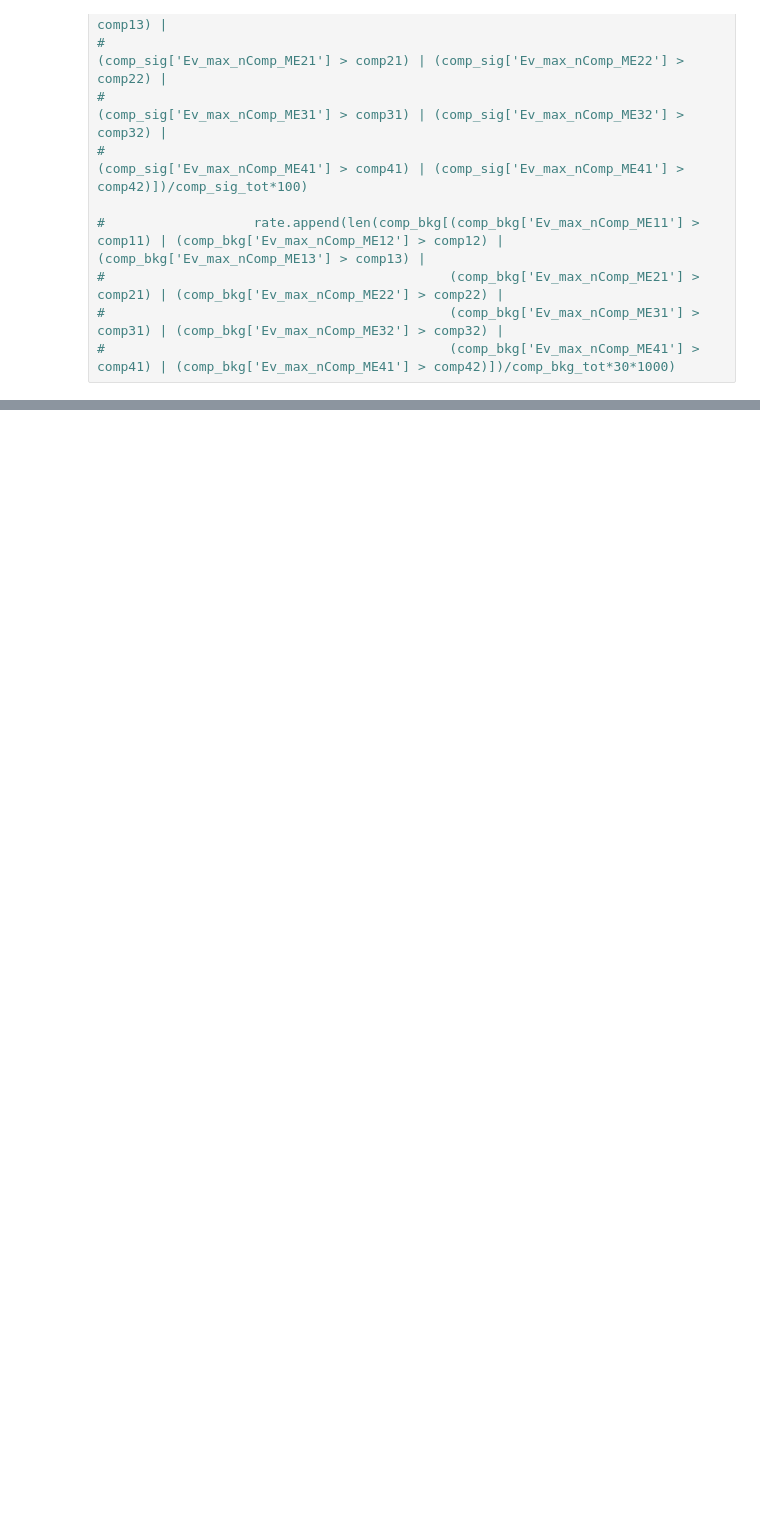
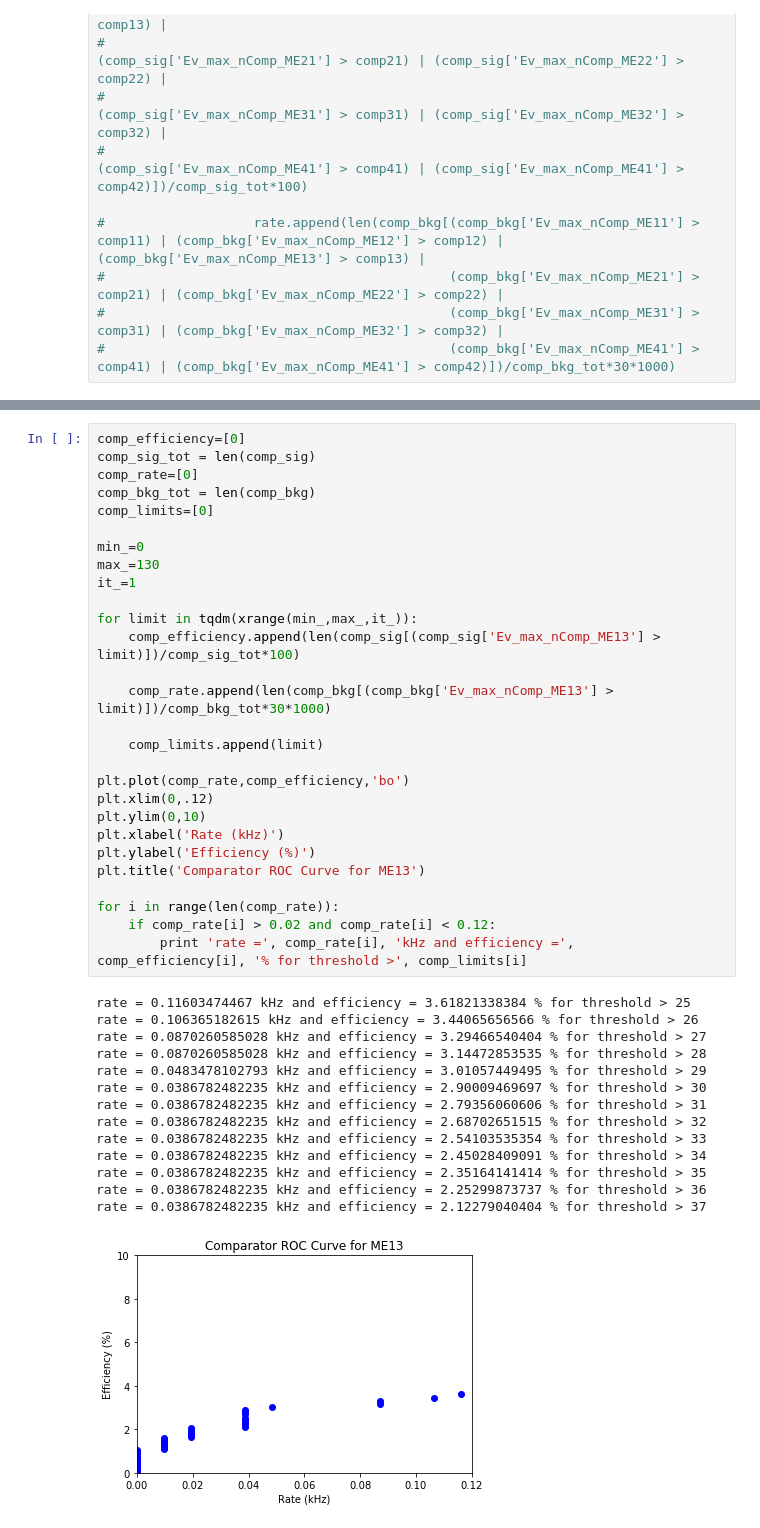
Before and after one commit to fmanteca/Rate_Calculations, a Jupyter notebook: ROC_maker.ipynb, the cells around one changed output, grey strips where cells are left out. Drawn from its saved outputs; the diff is of its cells as text; blank space fills up the shorter version.

```diff
--- a/ROC_maker.ipynb
+++ b/ROC_maker.ipynb
@@ -190,0 +268,43 @@ rate = 0.420496606492 kHz and efficiency = 15.6165031328 % for threshold > 76
+# %%
+comp_efficiency=[0]
+comp_sig_tot = len(comp_sig)
+comp_rate=[0]
+comp_bkg_tot = len(comp_bkg)
+comp_limits=[0]
+
+min_=0
+max_=130
+it_=1
+
+for limit in tqdm(xrange(min_,max_,it_)):
+    comp_efficiency.append(len(comp_sig[(comp_sig['Ev_max_nComp_ME13'] > limit)])/comp_sig_tot*100)
+
+    comp_rate.append(len(comp_bkg[(comp_bkg['Ev_max_nComp_ME13'] > limit)])/comp_bkg_tot*30*1000)
+
+    comp_limits.append(limit)
+
+plt.plot(comp_rate,comp_efficiency,'bo')
+plt.xlim(0,.12)
+plt.ylim(0,10)
+plt.xlabel('Rate (kHz)')
+plt.ylabel('Efficiency (%)')
+plt.title('Comparator ROC Curve for ME13')
+
+for i in range(len(comp_rate)):
+    if comp_rate[i] > 0.02 and comp_rate[i] < 0.12:
+        print 'rate =', comp_rate[i], 'kHz and efficiency =', comp_efficiency[i], '% for threshold >', comp_limits[i]
+# %% [output]
+rate = 0.11603474467 kHz and efficiency = 3.61821338384 % for threshold > 25
+rate = 0.106365182615 kHz and efficiency = 3.44065656566 % for threshold > 26
+rate = 0.0870260585028 kHz and efficiency = 3.29466540404 % for threshold > 27
+rate = 0.0870260585028 kHz and efficiency = 3.14472853535 % for threshold > 28
+rate = 0.0483478102793 kHz and efficiency = 3.01057449495 % for threshold > 29
+rate = 0.0386782482235 kHz and efficiency = 2.90009469697 % for threshold > 30
+rate = 0.0386782482235 kHz and efficiency = 2.79356060606 % for threshold > 31
+rate = 0.0386782482235 kHz and efficiency = 2.68702651515 % for threshold > 32
+rate = 0.0386782482235 kHz and efficiency = 2.54103535354 % for threshold > 33
+rate = 0.0386782482235 kHz and efficiency = 2.45028409091 % for threshold > 34
+rate = 0.0386782482235 kHz and efficiency = 2.35164141414 % for threshold > 35
+rate = 0.0386782482235 kHz and efficiency = 2.25299873737 % for threshold > 36
+rate = 0.0386782482235 kHz and efficiency = 2.12279040404 % for threshold > 37
+[figure, added]
```
Also changed, not shown: parts of 31 cells of this notebook, 1 other file.
